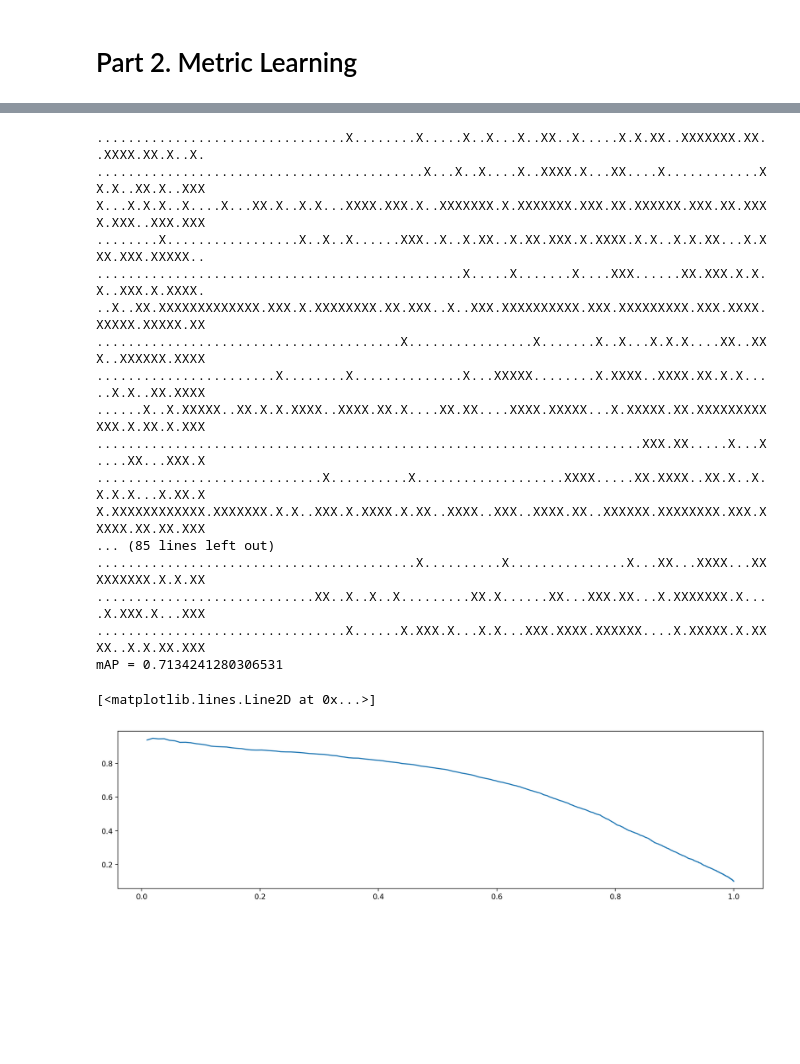
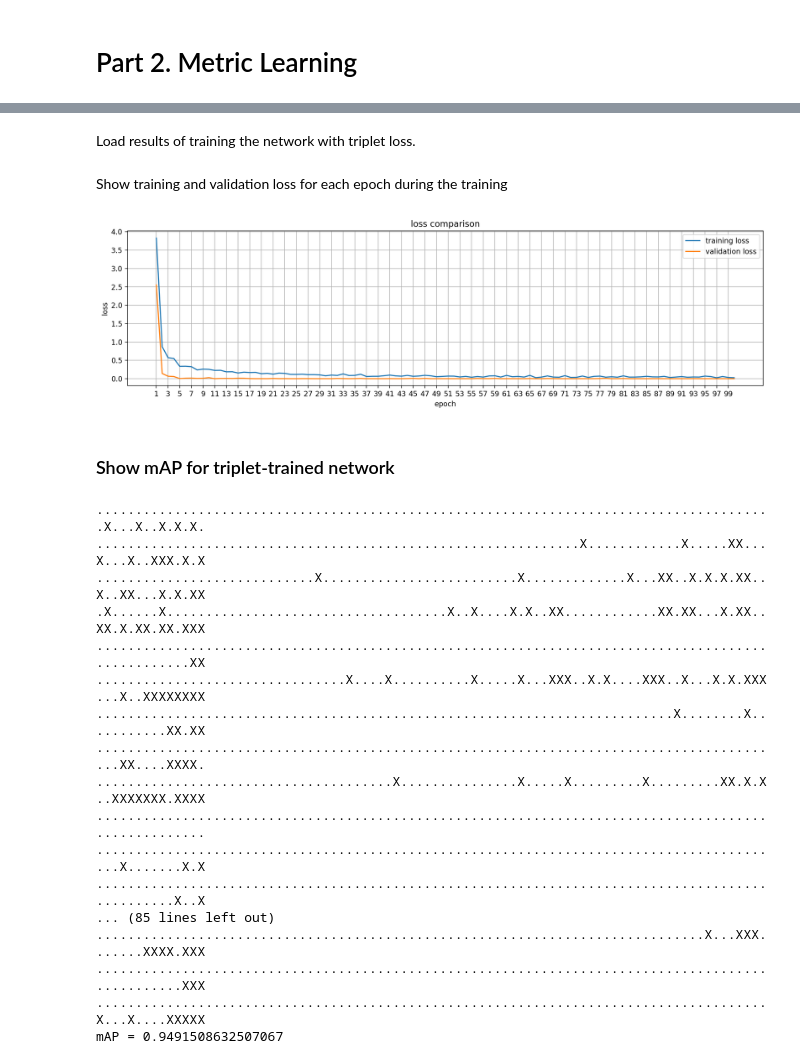
Before and after one commit to VladyslavHladchenko/cnn_metric_learning, a Jupyter notebook: view.ipynb, the cells around one changed output, grey strips where cells are left out. Drawn from its saved outputs; the diff is of its cells as text; code cells hidden in the pictures; blank space fills up the shorter version.

```diff
--- a/view.ipynb
+++ b/view.ipynb
@@ -96,6 +79,2 @@ mAP = 0.7480220227893598
 # %% [markdown]
 # Part 2. Metric Learning
-# %%
-net_triplet = new_net()
-train_loader = torch.utils.data.DataLoader(train_set, batch_size=64, shuffle=True, num_workers=0)
-train_triplets(net_triplet, train_loader,100)
@@ -109,26 +81,45 @@ epoch 4 trn loss 68.38452911376953
+# %% [markdown]
+Load results of training the network with triplet loss.
+# %%
+do_training= False
+
+if do_training:
+    net_triplet = new_net()
+    data_loader = edict({'train_loader': train_loader, 'val_loader':val_loader, 'test_loader': test_loader})
+    results = train_triplets(net_triplet, data_loader, 100, "triplet loss")
+else:
+    from cnn_workflow.utils import load_pickle, load_state_to_network
+    net_triplet = new_net()
+    load_state_to_network(dev, './models/net_triplet.pl', net_triplet)
+    results=load_pickle('models/net_triplet_training_history.pickle')
+# %% [markdown]
+Show training and validation loss for each epoch during the training
+# %%
+from cnn_workflow.utils import display_results_compare_one_loss
+display_results_compare_one_loss(results)
+_ = plt.xticks(list(range(1, 101, 2)))
+# %% [output]
+[figure, added]
+# %% [markdown]
+### Show mAP for triplet-trained network
 # %%
-mAP, mPrec, mRec = evaluate_mAP(net_triplet, test_set)
+mAP, mPrec_triple, mRec_triple = evaluate_mAP(net_triplet, test_set)
 print(f"{mAP = }")
-
-""" Plot Precision vs. Recall"""
-plt.plot(mRec, mPrec)
 # %% [output]
-................................X........X.....X..X...X..XX..X.....X.X.XX..XXXXXXX.XX..XXXX.XX.X..X.
-..........................................X...X..X....X..XXXX.X...XX....X............XX.X..XX.X..XXX
-X...X.X.X..X....X...XX.X..X.X...XXXX.XXX.X..XXXXXXX.X.XXXXXXX.XXX.XX.XXXXXX.XXX.XX.XXXX.XXX..XXX.XXX
-........X.................X..X..X......XXX..X..X.XX..X.XX.XXX.X.XXXX.X.X..X.X.XX...X.XXX.XXX.XXXXX..
-...............................................X.....X.......X....XXX......XX.XXX.X.X.X..XXX.X.XXXX.
-..X..XX.XXXXXXXXXXXXX.XXX.X.XXXXXXXX.XX.XXX..X..XXX.XXXXXXXXXX.XXX.XXXXXXXXX.XXX.XXXX.XXXXX.XXXXX.XX
-.......................................X................X.......X..X...X.X.X....XX..XXX..XXXXXX.XXXX
-.......................X........X..............X...XXXXX........X.XXXX..XXXX.XX.X.X.....X.X..XX.XXXX
-......X..X.XXXXX..XX.X.X.XXXX..XXXX.XX.X....XX.XX....XXXX.XXXXX...X.XXXXX.XX.XXXXXXXXXXXX.X.XX.X.XXX
-......................................................................XXX.XX.....X...X....XX...XXX.X
-.............................X..........X...................XXXX.....XX.XXXX..XX.X..X.X.X.X...X.XX.X
-X.XXXXXXXXXXXX.XXXXXXX.X.X..XXX.X.XXXX.X.XX..XXXX..XXX..XXXX.XX..XXXXXX.XXXXXXXX.XXX.XXXXX.XX.XX.XXX
+.......................................................................................X...X..X.X.X.
+..............................................................X............X.....XX...X...X..XXX.X.X
+............................X.........................X.............X...XX..X.X.X.XX..X..XX...X.X.XX
+.X......X....................................X..X....X.X..XX............XX.XX...X.XX..XX.X.XX.XX.XXX
+..................................................................................................XX
+................................X....X..........X.....X...XXX..X.X....XXX..X...X.X.XXX...X..XXXXXXXX
+..........................................................................X........X...........XX.XX
+.........................................................................................XX....XXXX.
+......................................X...............X.....X.........X.........XX.X.X..XXXXXXX.XXXX
+....................................................................................................
+.........................................................................................X.......X.X
+................................................................................................X..X
 ... (85 lines left out)
-.........................................X..........X...............X...XX...XXXX...XXXXXXXXX.X.X.XX
-............................XX..X..X..X.........XX.X......XX...XXX.XX...X.XXXXXXX.X....X.XXX.X...XXX
-................................X......X.XXX.X...X.X...XXX.XXXX.XXXXXX....X.XXXXX.X.XXXX..X.X.XX.XXX
-mAP = 0.7134241280306531
+..............................................................................X...XXX.......XXXX.XXX
+.................................................................................................XXX
+......................................................................................X...X....XXXXX
+mAP = 0.9491508632507067
-[<matplotlib.lines.Line2D at 0x...>]
-[figure, removed]
```
Also changed, not shown: parts of 18 cells of this notebook, 2 other files.
